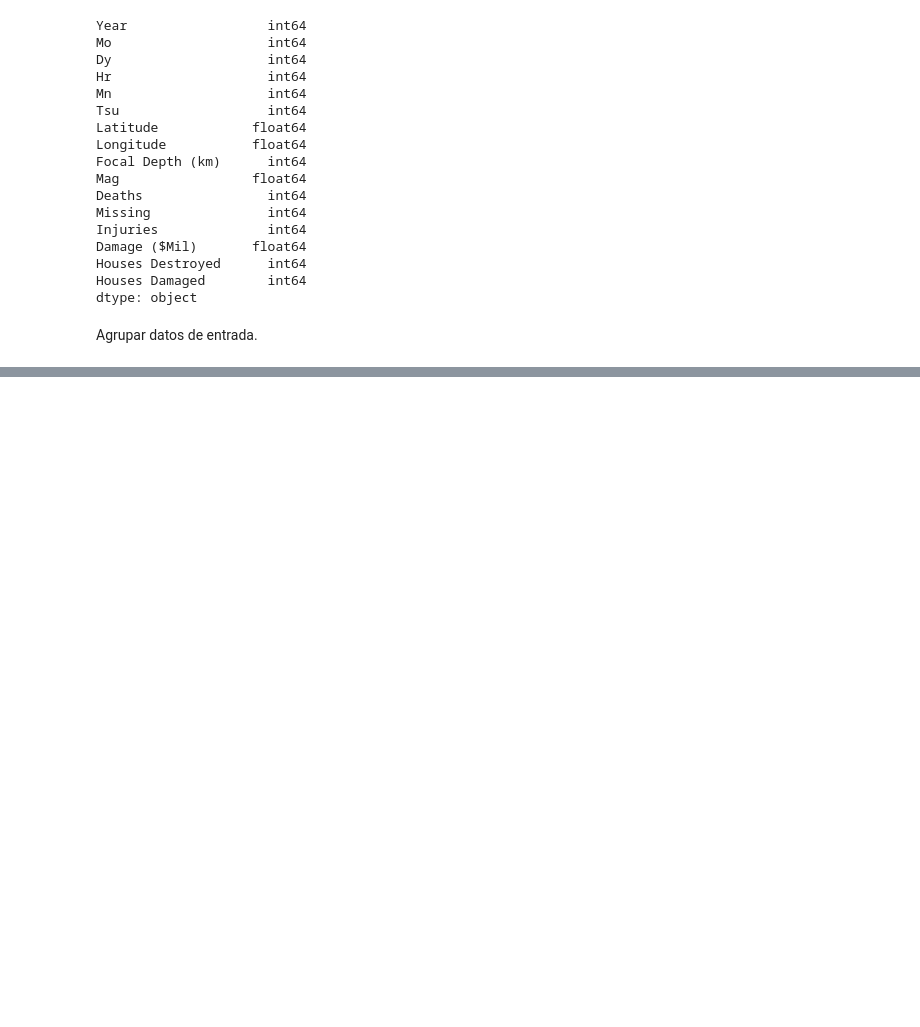
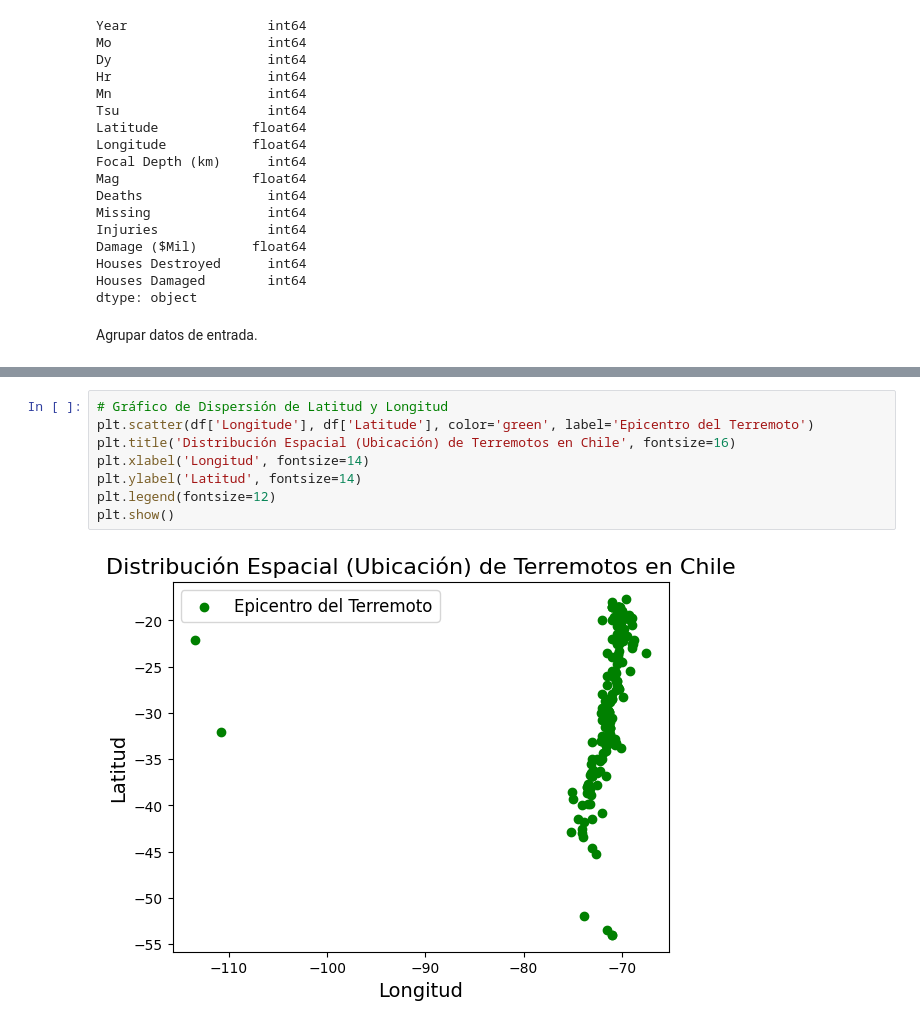
Before and after one commit to FrancoAv1/Taller-de-python-2, a Jupyter notebook: tarea2.ipynb, the cells around one changed output, grey strips where cells are left out. Cells and saved outputs as stored; diff of their text form; blank space fills up the shorter version.

```diff
--- a/tarea2.ipynb
+++ b/tarea2.ipynb
@@ -752,0 +793,10 @@ Name: Mag, Length: 123, dtype: float64
+# %%
+# Gráfico de Dispersión de Latitud y Longitud
+plt.scatter(df['Longitude'], df['Latitude'], color='green', label='Epicentro del Terremoto')
+plt.title('Distribución Espacial (Ubicación) de Terremotos en Chile', fontsize=16)
+plt.xlabel('Longitud', fontsize=14)
+plt.ylabel('Latitud', fontsize=14)
+plt.legend(fontsize=12)
+plt.show()
+# %% [output]
+[figure, added]
```
Also changed, not shown: parts of 6 cells of this notebook.
